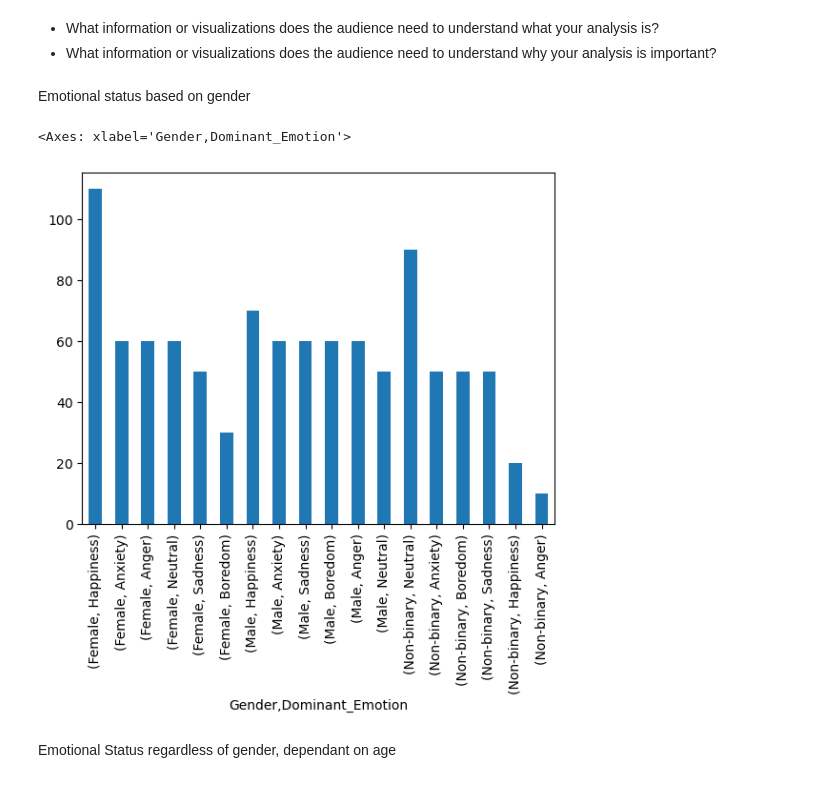
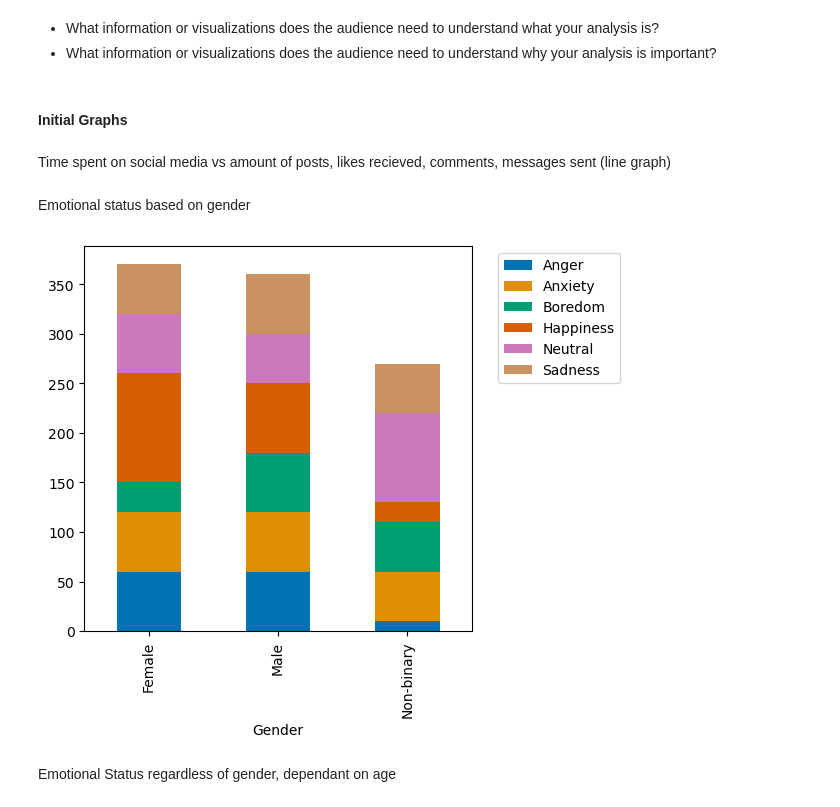
Before and after one commit to Austin-Heard/social-media-emotional-effects, a Jupyter notebook: notebooks/data_template.ipynb, the cells around one changed output. Drawn from its saved outputs; the diff is of its cells as text; code cells hidden in the pictures.

```diff
--- a/notebooks/data_template.ipynb
+++ b/notebooks/data_template.ipynb
@@ -314,13 +322,27 @@ Name: count, dtype: int64
   your analysis is?
 * What information or visualizations does the audience need to understand why
   your analysis is important?
+# %% [markdown]
+#### Initial Graphs
+# %% [markdown]
+Time spent on social media vs amount of posts, likes recieved, comments, messages sent (line graph)
 # %% [markdown]
 Emotional status based on gender
-# %%
-socialmedia_db.groupby("Gender")["Dominant_Emotion"].value_counts().plot.bar()
-# %% [output]
-<Axes: xlabel='Gender,Dominant_Emotion'>
-[figure, removed]
+# %%
+# Create new df using only required fields
+gender_columns = ["Gender", "Dominant_Emotion"]
+socialmedia__gender_db = socialmedia_db[gender_columns]
+
+# Setting a colorblind-friendly palette
+color_palette = sns.set_palette('colorblind')
+
+# Groupby Gender and Emotion
+socialmedia__gender_db.groupby(["Gender", "Dominant_Emotion"]).size().unstack().plot(kind='bar', stacked=True, figsize=(5, 5), color=color_palette)
+plt.legend(loc='upper left', bbox_to_anchor=(1.05, 1))
+plt.savefig('../img/Emotion_to_Gender.png', bbox_inches='tight')
+plt.show()
+# %% [output]
+[figure, added]
 # %% [markdown]
 Emotional Status regardless of gender, dependant on age
 # %% [markdown]
```
Also changed, not shown: parts of 5 cells of this notebook, 6 other files.
